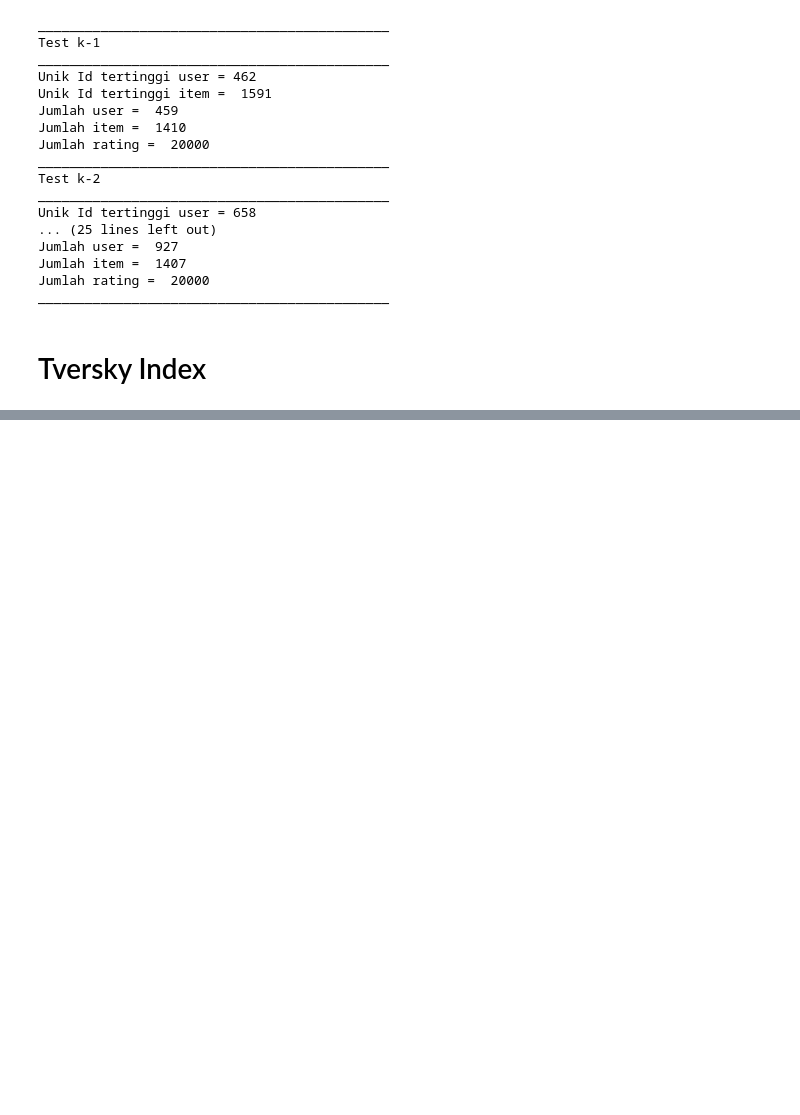
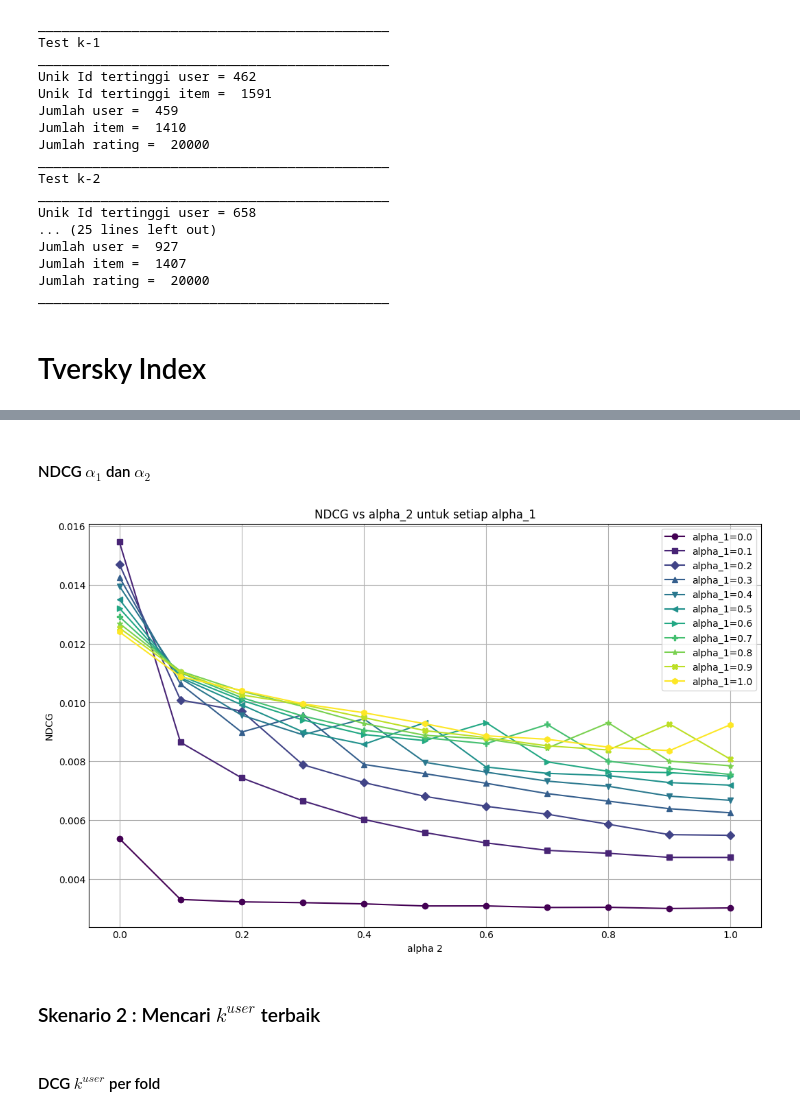
Before and after one commit to DimasDliyaurR/Hybrid-Collaborative-Filtering-HCF, a Jupyter notebook: main.ipynb, the cells around one changed output, grey strips where cells are left out. Saved outputs shown, nothing was run; the diff lists cells and outputs as text; code cells hidden in the pictures; blank space fills up the shorter version.

```diff
--- a/main.ipynb
+++ b/main.ipynb
@@ -178,0 +288,28 @@ skenario_pertama = EksperimenHCF(S.TI,k_user=[20],k_item=[30],gamma=[0.7],alpha_
+# %% [markdown]
+#### NDCG $\alpha_1$ dan $\alpha_2$
+# %%
+import pandas as pd
+
+df = pd.DataFrame(mean_ndcg, index=[i for i in range(1, len(mean_dcg) + 1)], columns=["alpha 1", "alpha 2", "NDCG"])
+
+import matplotlib.pyplot as plt
+
+plt.figure(figsize=(10, 6))
+colors = plt.cm.viridis(np.linspace(0, 1, df["alpha 1"].nunique()))
+markers = ['o', 's', 'D', '^', 'v', '<', '>', 'P', '*', 'X', 'h']  # Add more if needed
+
+for idx, alpha1 in enumerate(sorted(df["alpha 1"].unique())):
+    subset = df[df["alpha 1"] == alpha1]
+    marker = markers[idx % len(markers)]
+    plt.plot(subset["alpha 2"], subset["NDCG"], marker=marker, label=f'alpha_1={alpha1}', color=colors[idx], linestyle='-')
+
+plt.xlabel("alpha 2")
+plt.ylabel("NDCG")
+plt.title("NDCG vs alpha_2 untuk setiap alpha_1")
+plt.legend()
+plt.grid(True)
+plt.show()
+# %% [output]
+[figure, added]
+# %% [markdown]
+### Skenario 2 : Mencari $k^{user}$ terbaik
@@ -178,0 +359,2 @@ skenario_pertama = EksperimenHCF(S.TI,k_user=[20],k_item=[30],gamma=[0.7],alpha_
+# %% [markdown]
+#### DCG $k^{user}$ per fold
```
Also changed, not shown: parts of 21 cells of this notebook, 11 other files.
